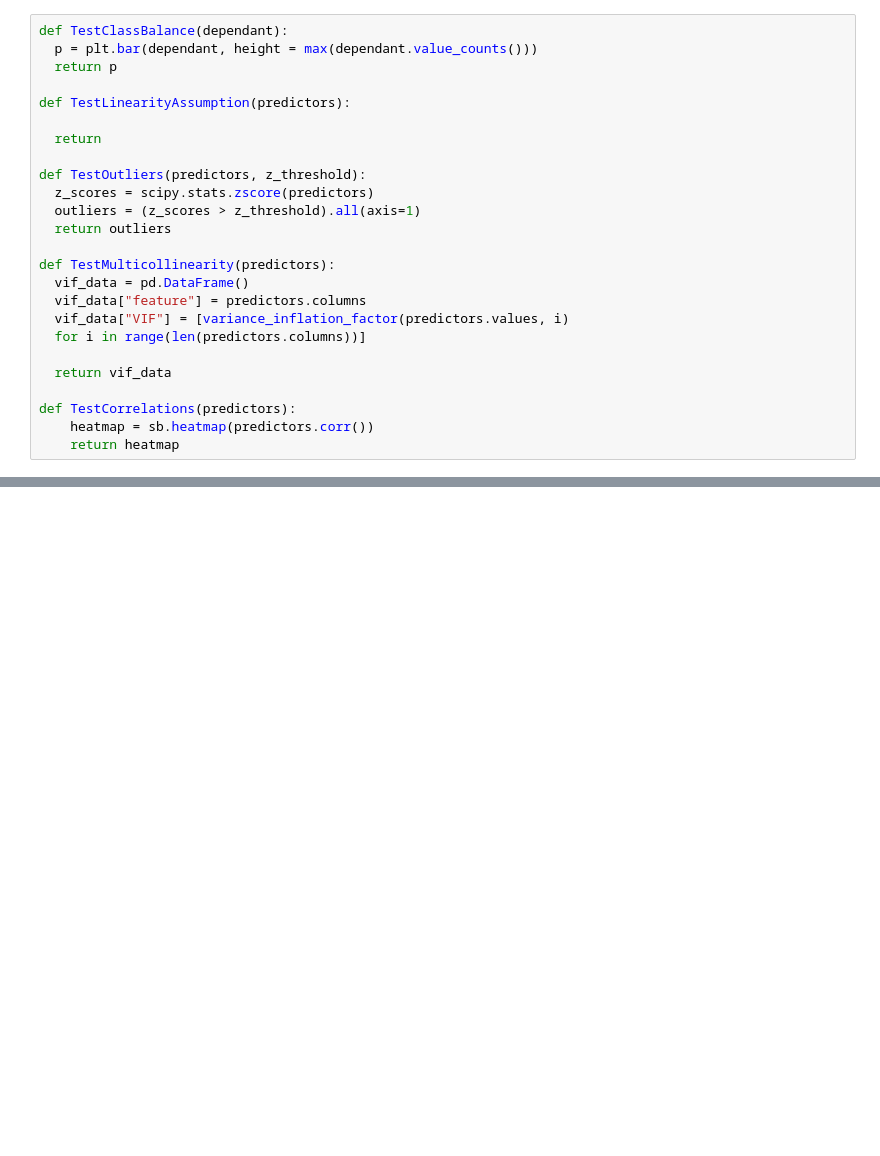
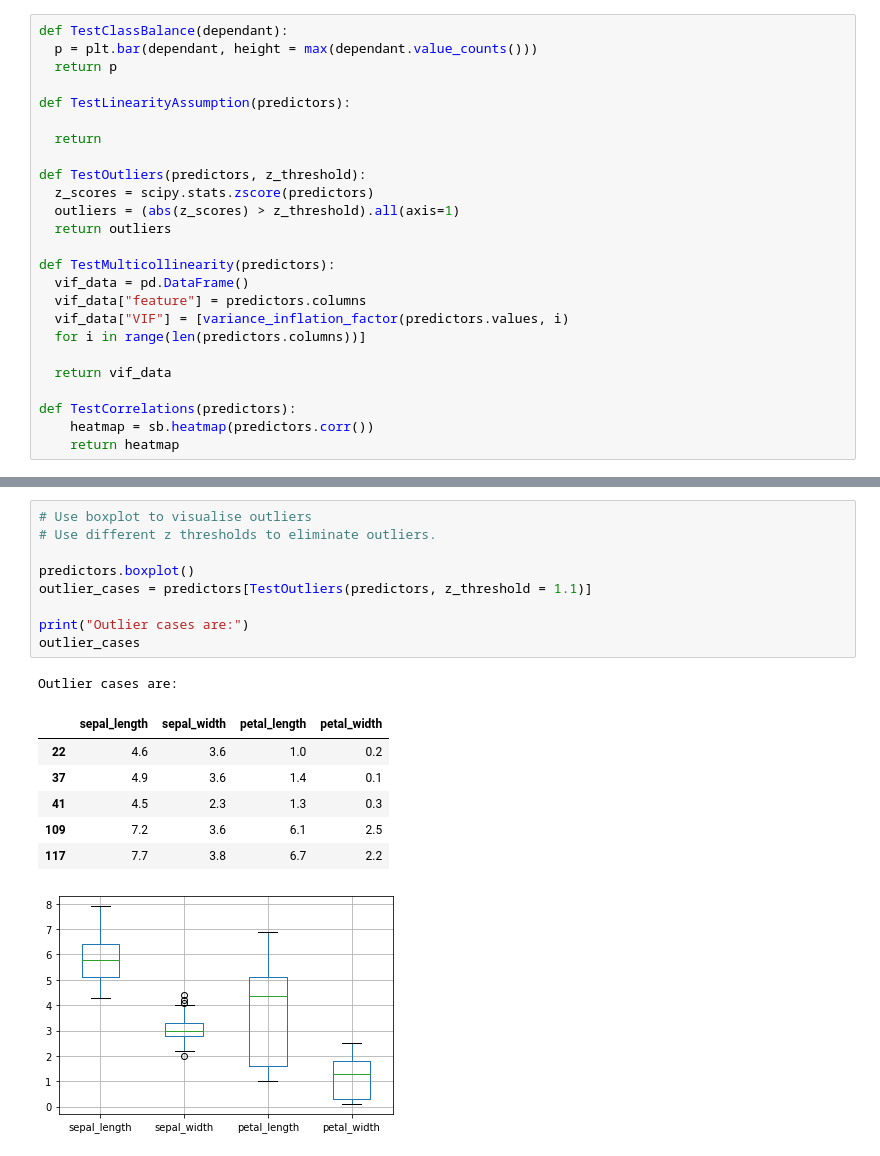
Before and after one commit to JackCollins1991/GoogleColabs, a Jupyter notebook: LogisticRegressionAssumptionsHelper.ipynb, the cells around one changed output, grey strips where cells are left out. Cells and saved outputs as stored; diff of their text form; blank space fills up the shorter version.

```diff
--- a/LogisticRegressionAssumptionsHelper.ipynb
+++ b/LogisticRegressionAssumptionsHelper.ipynb
@@ -54,7 +58,7 @@ def TestLinearityAssumption(predictors):
 
 def TestOutliers(predictors, z_threshold):
   z_scores = scipy.stats.zscore(predictors)
-  outliers = (z_scores > z_threshold).all(axis=1)
+  outliers = (abs(z_scores) > z_threshold).all(axis=1)
   return outliers
 
 def TestMulticollinearity(predictors):
@@ -103 +119,19 @@ Cases with a z score above threshold are:
+# %%
+# Use boxplot to visualise outliers
+# Use different z thresholds to eliminate outliers.
+
+predictors.boxplot()
+outlier_cases = predictors[TestOutliers(predictors, z_threshold = 1.1)]
+
+print("Outlier cases are:")
+outlier_cases
+# %% [output]
+Outlier cases are:
+|  | sepal_length | sepal_width | petal_length | petal_width |
+| 22 | 4.6 | 3.6 | 1.0 | 0.2 |
+| 37 | 4.9 | 3.6 | 1.4 | 0.1 |
+| 41 | 4.5 | 2.3 | 1.3 | 0.3 |
+| 109 | 7.2 | 3.6 | 6.1 | 2.5 |
+| 117 | 7.7 | 3.8 | 6.7 | 2.2 |
+[figure, added]
 # %%
```
Also changed, not shown: parts of 16 cells of this notebook.
